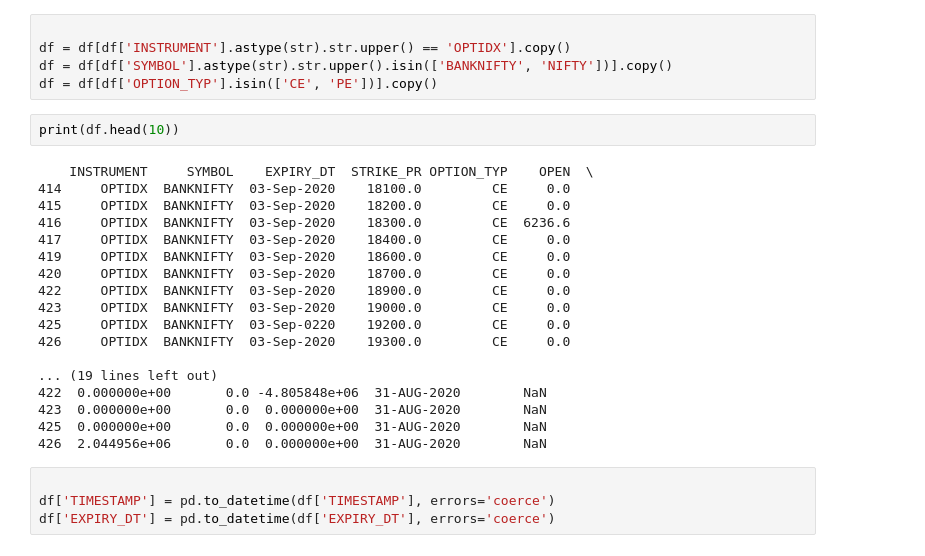
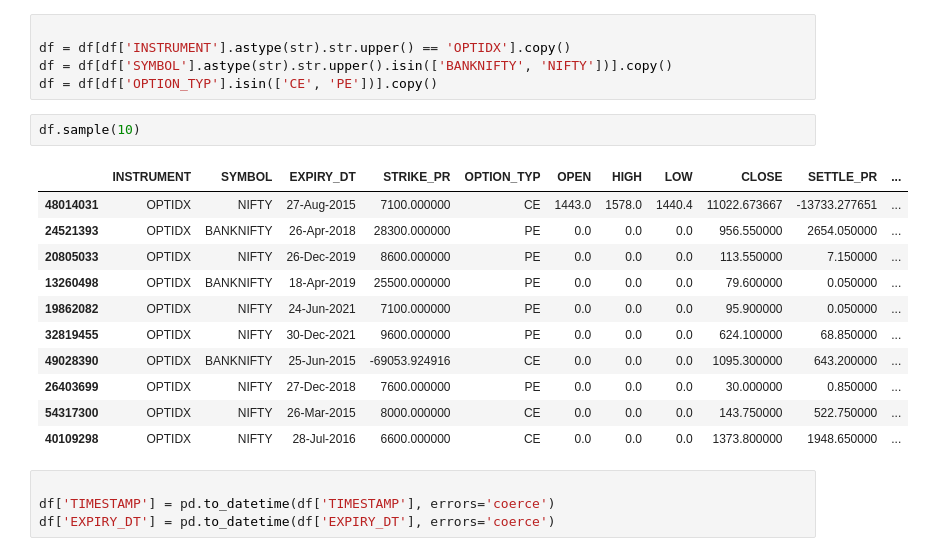
Before and after one commit to AbhaySuyal/Final_Epoch, a Jupyter notebook: preprocessing.ipynb, the cells around one changed output. Saved outputs shown, nothing was run; the diff lists cells and outputs as text.

```diff
--- a/preprocessing.ipynb
+++ b/preprocessing.ipynb
@@ -65,25 +64,19 @@ df = df[df['INSTRUMENT'].astype(str).str.upper() == 'OPTIDX'].copy()
 df = df[df['SYMBOL'].astype(str).str.upper().isin(['BANKNIFTY', 'NIFTY'])].copy()
 df = df[df['OPTION_TYP'].isin(['CE', 'PE'])].copy()
 # %%
-print(df.head(10))
+df.sample(10)
 # %% [output]
-    INSTRUMENT     SYMBOL    EXPIRY_DT  STRIKE_PR OPTION_TYP    OPEN  \
-414     OPTIDX  BANKNIFTY  03-Sep-2020    18100.0         CE     0.0
-415     OPTIDX  BANKNIFTY  03-Sep-2020    18200.0         CE     0.0
-416     OPTIDX  BANKNIFTY  03-Sep-2020    18300.0         CE  6236.6
-417     OPTIDX  BANKNIFTY  03-Sep-2020    18400.0         CE     0.0
-419     OPTIDX  BANKNIFTY  03-Sep-2020    18600.0         CE     0.0
-420     OPTIDX  BANKNIFTY  03-Sep-2020    18700.0         CE     0.0
-422     OPTIDX  BANKNIFTY  03-Sep-2020    18900.0         CE     0.0
-423     OPTIDX  BANKNIFTY  03-Sep-2020    19000.0         CE     0.0
-425     OPTIDX  BANKNIFTY  03-Sep-0220    19200.0         CE     0.0
-426     OPTIDX  BANKNIFTY  03-Sep-2020    19300.0         CE     0.0
-
-... (19 lines left out)
-422  0.000000e+00       0.0 -4.805848e+06  31-AUG-2020        NaN
-423  0.000000e+00       0.0  0.000000e+00  31-AUG-2020        NaN
-425  0.000000e+00       0.0  0.000000e+00  31-AUG-2020        NaN
-426  2.044956e+06       0.0  0.000000e+00  31-AUG-2020        NaN
+|  | INSTRUMENT | SYMBOL | EXPIRY_DT | STRIKE_PR | OPTION_TYP | OPEN | HIGH | LOW | CLOSE | SETTLE_PR | ... |
+| 48014031 | OPTIDX | NIFTY | 27-Aug-2015 | 7100.000000 | CE | 1443.0 | 1578.0 | 1440.4 | 11022.673667 | -13733.277651 | ... |
+| 24521393 | OPTIDX | BANKNIFTY | 26-Apr-2018 | 28300.000000 | PE | 0.0 | 0.0 | 0.0 | 956.550000 | 2654.050000 | ... |
+| 20805033 | OPTIDX | NIFTY | 26-Dec-2019 | 8600.000000 | PE | 0.0 | 0.0 | 0.0 | 113.550000 | 7.150000 | ... |
+| 13260498 | OPTIDX | BANKNIFTY | 18-Apr-2019 | 25500.000000 | PE | 0.0 | 0.0 | 0.0 | 79.600000 | 0.050000 | ... |
+| 19862082 | OPTIDX | NIFTY | 24-Jun-2021 | 7100.000000 | PE | 0.0 | 0.0 | 0.0 | 95.900000 | 0.050000 | ... |
+| 32819455 | OPTIDX | NIFTY | 30-Dec-2021 | 9600.000000 | PE | 0.0 | 0.0 | 0.0 | 624.100000 | 68.850000 | ... |
+| 49028390 | OPTIDX | BANKNIFTY | 25-Jun-2015 | -69053.924916 | CE | 0.0 | 0.0 | 0.0 | 1095.300000 | 643.200000 | ... |
+| 26403699 | OPTIDX | NIFTY | 27-Dec-2018 | 7600.000000 | PE | 0.0 | 0.0 | 0.0 | 30.000000 | 0.850000 | ... |
+| 54317300 | OPTIDX | NIFTY | 26-Mar-2015 | 8000.000000 | CE | 0.0 | 0.0 | 0.0 | 143.750000 | 522.750000 | ... |
+| 40109298 | OPTIDX | NIFTY | 28-Jul-2016 | 6600.000000 | CE | 0.0 | 0.0 | 0.0 | 1373.800000 | 1948.650000 | ... |
 # %%
 
 df['TIMESTAMP'] = pd.to_datetime(df['TIMESTAMP'], errors='coerce')
```
Also changed, not shown: parts of 34 cells of this notebook, 2 other files.
